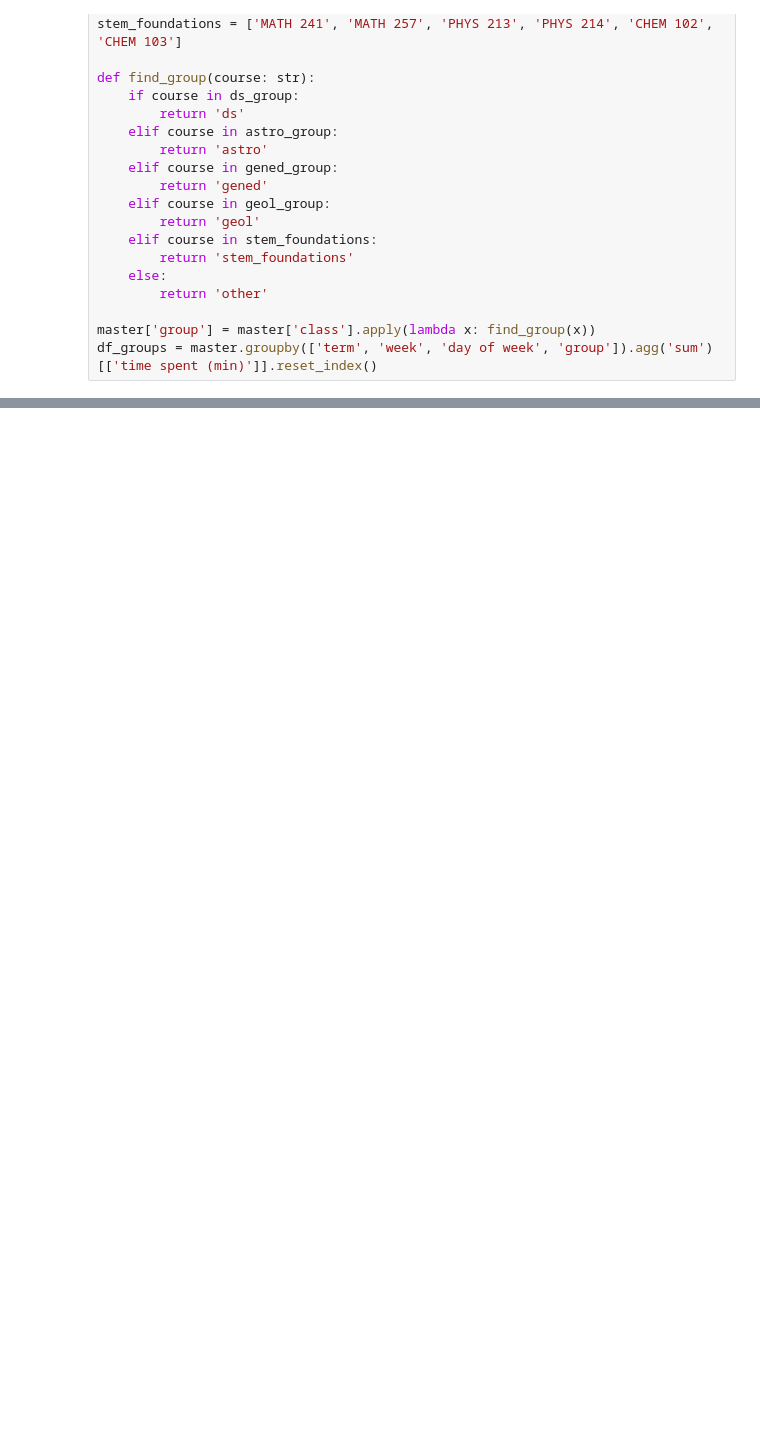
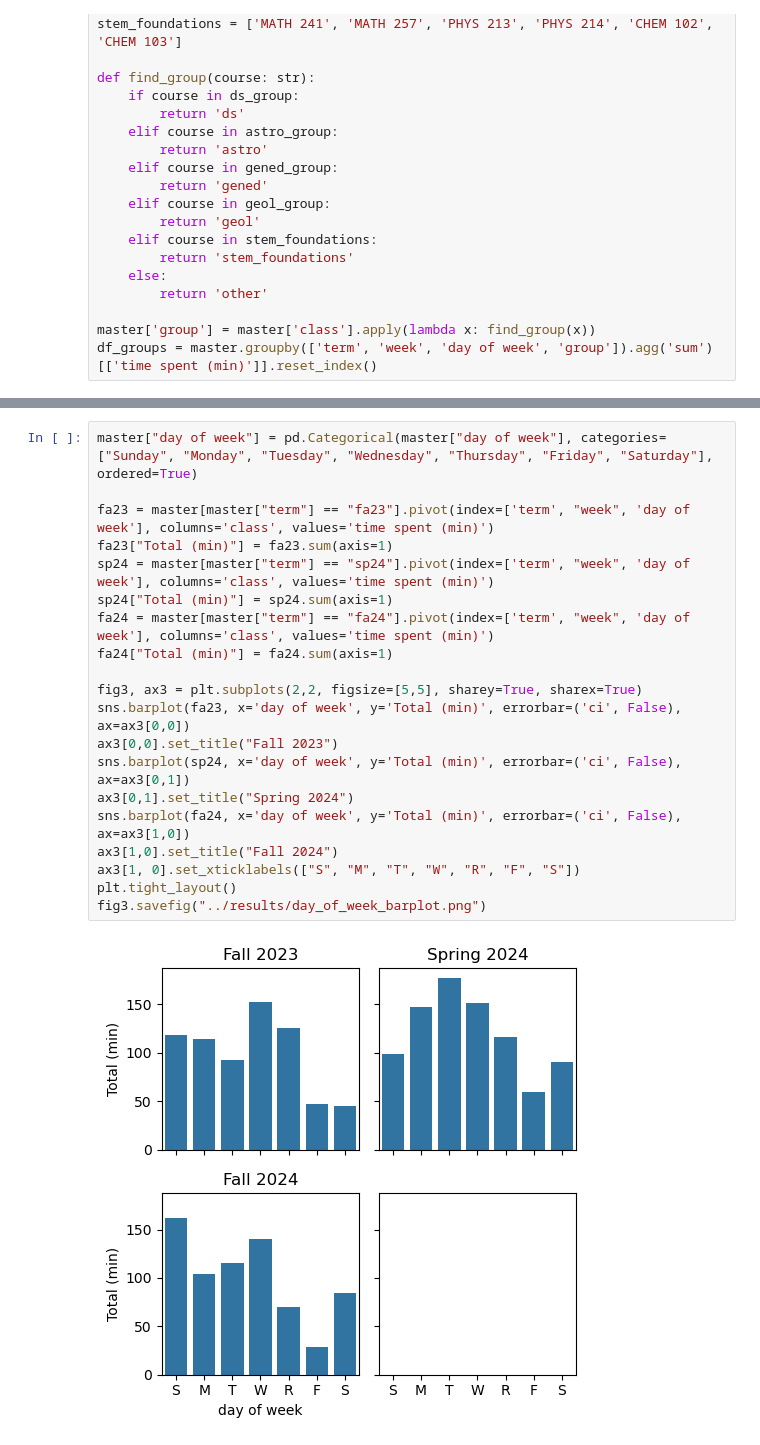
Before and after one commit to ryguy2k4/studytime, a Jupyter notebook: src/stack_plots.ipynb, the cells around one changed output, grey strips where cells are left out. Saved outputs shown, nothing was run; the diff lists cells and outputs as text; blank space fills up the shorter version.

Commit message:
weekly barplot

```diff
--- a/src/stack_plots.ipynb
+++ b/src/stack_plots.ipynb
@@ -90,0 +99,22 @@ fig2.savefig('../results/stackplot_by_group.png')
+# %%
+master["day of week"] = pd.Categorical(master["day of week"], categories=["Sunday", "Monday", "Tuesday", "Wednesday", "Thursday", "Friday", "Saturday"], ordered=True)
+
+fa23 = master[master["term"] == "fa23"].pivot(index=['term', "week", 'day of week'], columns='class', values='time spent (min)')
+fa23["Total (min)"] = fa23.sum(axis=1)
+sp24 = master[master["term"] == "sp24"].pivot(index=['term', "week", 'day of week'], columns='class', values='time spent (min)')
+sp24["Total (min)"] = sp24.sum(axis=1)
+fa24 = master[master["term"] == "fa24"].pivot(index=['term', "week", 'day of week'], columns='class', values='time spent (min)')
+fa24["Total (min)"] = fa24.sum(axis=1)
+
+fig3, ax3 = plt.subplots(2,2, figsize=[5,5], sharey=True, sharex=True)
+sns.barplot(fa23, x='day of week', y='Total (min)', errorbar=('ci', False), ax=ax3[0,0])
+ax3[0,0].set_title("Fall 2023")
+sns.barplot(sp24, x='day of week', y='Total (min)', errorbar=('ci', False), ax=ax3[0,1])
+ax3[0,1].set_title("Spring 2024")
+sns.barplot(fa24, x='day of week', y='Total (min)', errorbar=('ci', False), ax=ax3[1,0])
+ax3[1,0].set_title("Fall 2024")
+ax3[1, 0].set_xticklabels(["S", "M", "T", "W", "R", "F", "S"])
+plt.tight_layout()
+fig3.savefig("../results/day_of_week_barplot.png")
+# %% [output]
+[figure, added]
```
Also changed, not shown: parts of 4 cells of this notebook, 4 other files.
